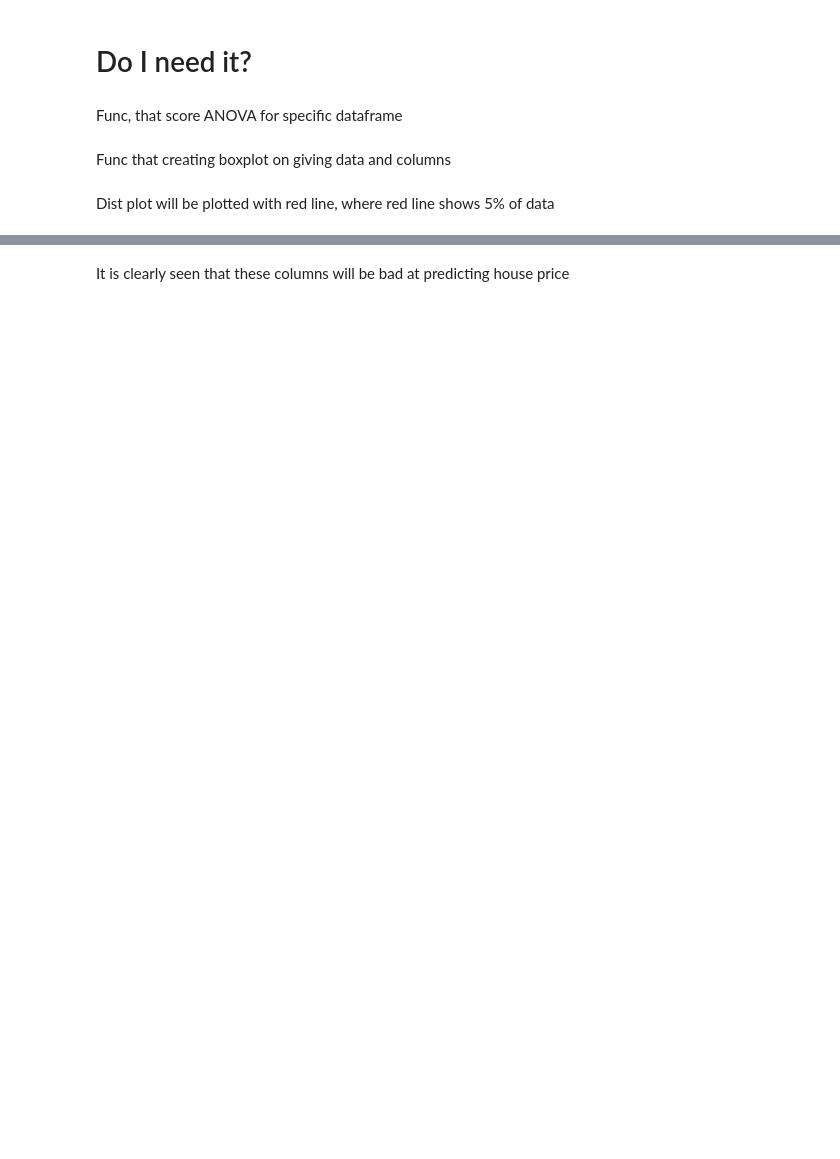
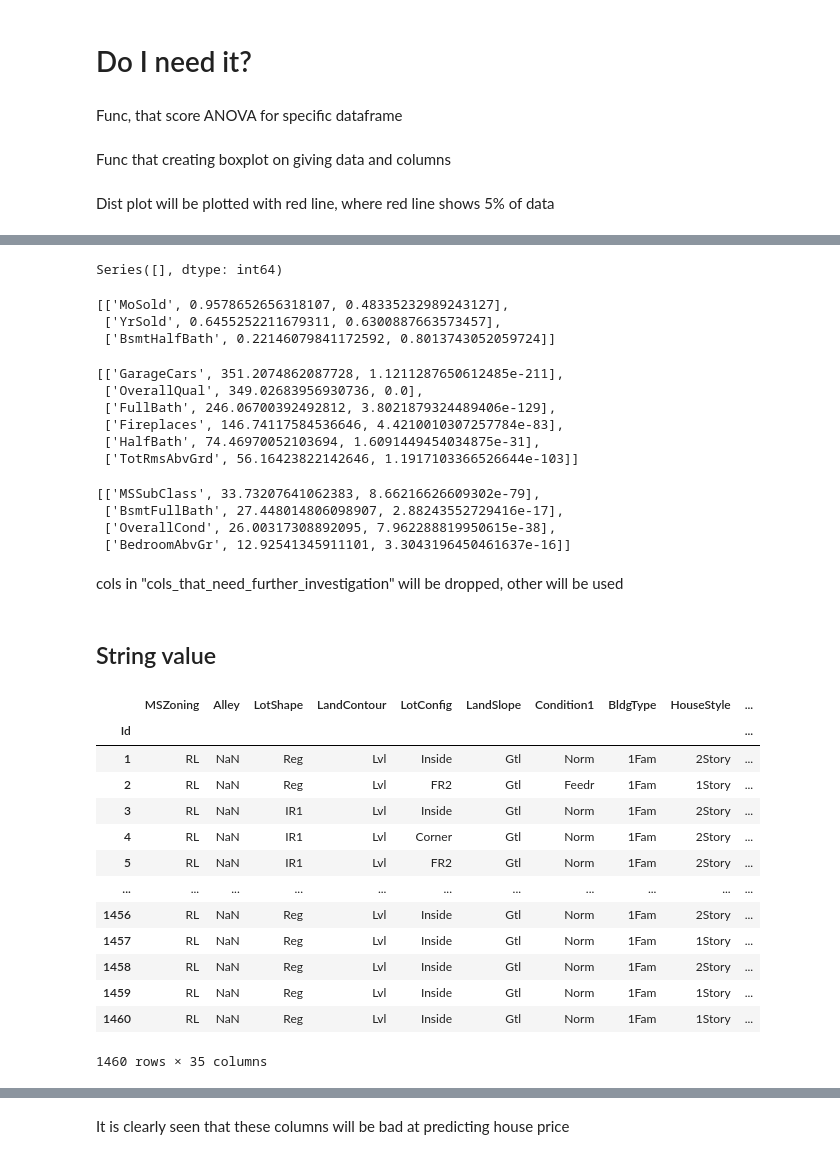
Before and after one commit to Golden-dreamer/kaggle-house, a Jupyter notebook: notebooks/Data exploration.ipynb, the cells around one changed output, grey strips where cells are left out. Drawn from its saved outputs; the diff is of its cells as text; code cells hidden in the pictures; blank space fills up the shorter version.

Commit message:
found important columns for object values, but not handled it yet.

```diff
--- a/notebooks/Data exploration.ipynb
+++ b/notebooks/Data exploration.ipynb
@@ -862,0 +785,7 @@ def make_dist(data, col_info_list):
+# %%
+FreqDivCount = low_cardinality_df.describe().loc['freq'] / low_cardinality_df.describe().loc['count'] * 100
+#FreqDivCount
+# %%
+cols_to_drop = FreqDivCount[FreqDivCount > 95].index
+# %%
+low_cardinality_df.drop(columns=cols_to_drop, inplace=True)
@@ -862,0 +794,4 @@ def make_dist(data, col_info_list):
+# %%
+numeric_categoricalDF = low_cardinality_df.loc[:, low_cardinality_df.columns.isin(numeric_catetgorical_cols)]
+numeric_categoricalDF = numeric_categoricalDF.astype(int)
+numeric_categoricalDF
@@ -862,0 +813,4 @@ def make_dist(data, col_info_list):
+# %%
+numeric_categoricalDF.isna().sum()[numeric_categoricalDF.isna().sum() > 0]
+# %% [output]
+Series([], dtype: int64)
@@ -862,0 +819,24 @@ def make_dist(data, col_info_list):
+# %%
+cols_that_need_further_investigation
+# %% [output]
+[['MoSold', 0.9578652656318107, 0.48335232989243127],
+ ['YrSold', 0.6455252211679311, 0.6300887663573457],
+ ['BsmtHalfBath', 0.22146079841172592, 0.8013743052059724]]
+# %%
+cols_with_big_F_score
+# %% [output]
+[['GarageCars', 351.2074862087728, 1.1211287650612485e-211],
+ ['OverallQual', 349.02683956930736, 0.0],
+ ['FullBath', 246.06700392492812, 3.8021879324489406e-129],
+ ['Fireplaces', 146.74117584536646, 4.4210010307257784e-83],
+ ['HalfBath', 74.46970052103694, 1.6091449454034875e-31],
+ ['TotRmsAbvGrd', 56.16423822142646, 1.1917103366526644e-103]]
+# %%
+cols_with_low_F_score
+# %% [output]
+[['MSSubClass', 33.73207641062383, 8.66216626609302e-79],
+ ['BsmtFullBath', 27.448014806098907, 2.88243552729416e-17],
+ ['OverallCond', 26.00317308892095, 7.962288819950615e-38],
+ ['BedroomAbvGr', 12.92541345911101, 3.3043196450461637e-16]]
+# %% [markdown]
+cols in "cols_that_need_further_investigation" will be dropped, other will be used
@@ -862,0 +845,20 @@ def make_dist(data, col_info_list):
+# %% [markdown]
+## String value
+# %%
+string_categoricalDF = low_cardinality_df.drop(columns=numeric_categoricalDF.columns)
+string_categoricalDF
+# %% [output]
+|  | MSZoning | Alley | LotShape | LandContour | LotConfig | LandSlope | Condition1 | BldgType | HouseStyle | ... |
+| Id |  |  |  |  |  |  |  |  |  | ... |
+| 1 | RL | NaN | Reg | Lvl | Inside | Gtl | Norm | 1Fam | 2Story | ... |
+| 2 | RL | NaN | Reg | Lvl | FR2 | Gtl | Feedr | 1Fam | 1Story | ... |
+| 3 | RL | NaN | IR1 | Lvl | Inside | Gtl | Norm | 1Fam | 2Story | ... |
+| 4 | RL | NaN | IR1 | Lvl | Corner | Gtl | Norm | 1Fam | 2Story | ... |
+| 5 | RL | NaN | IR1 | Lvl | FR2 | Gtl | Norm | 1Fam | 2Story | ... |
+| ... | ... | ... | ... | ... | ... | ... | ... | ... | ... | ... |
+| 1456 | RL | NaN | Reg | Lvl | Inside | Gtl | Norm | 1Fam | 2Story | ... |
+| 1457 | RL | NaN | Reg | Lvl | Inside | Gtl | Norm | 1Fam | 1Story | ... |
+| 1458 | RL | NaN | Reg | Lvl | Inside | Gtl | Norm | 1Fam | 2Story | ... |
+| 1459 | RL | NaN | Reg | Lvl | Inside | Gtl | Norm | 1Fam | 1Story | ... |
+| 1460 | RL | NaN | Reg | Lvl | Inside | Gtl | Norm | 1Fam | 1Story | ... |
+1460 rows × 35 columns
```
Also changed, not shown: parts of 149 cells of this notebook.
